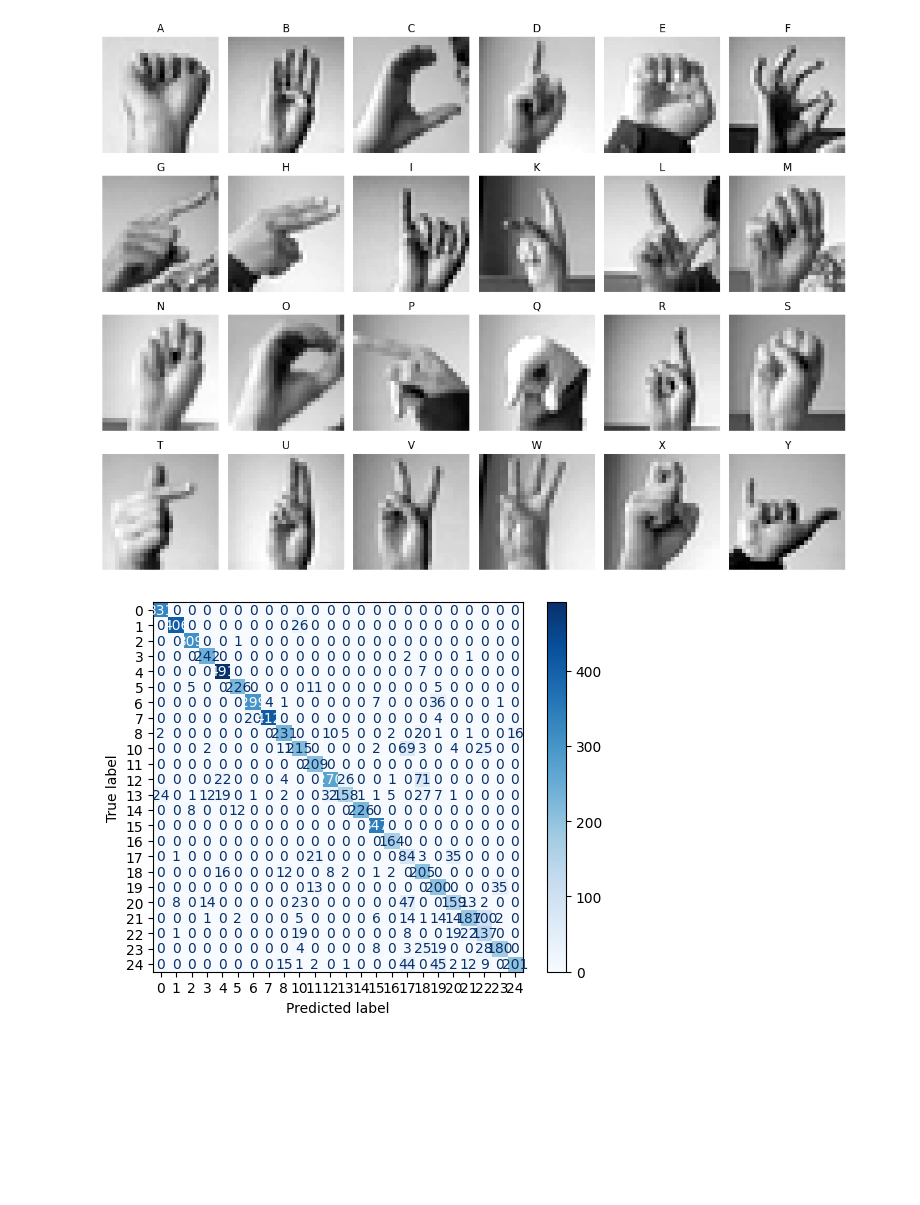
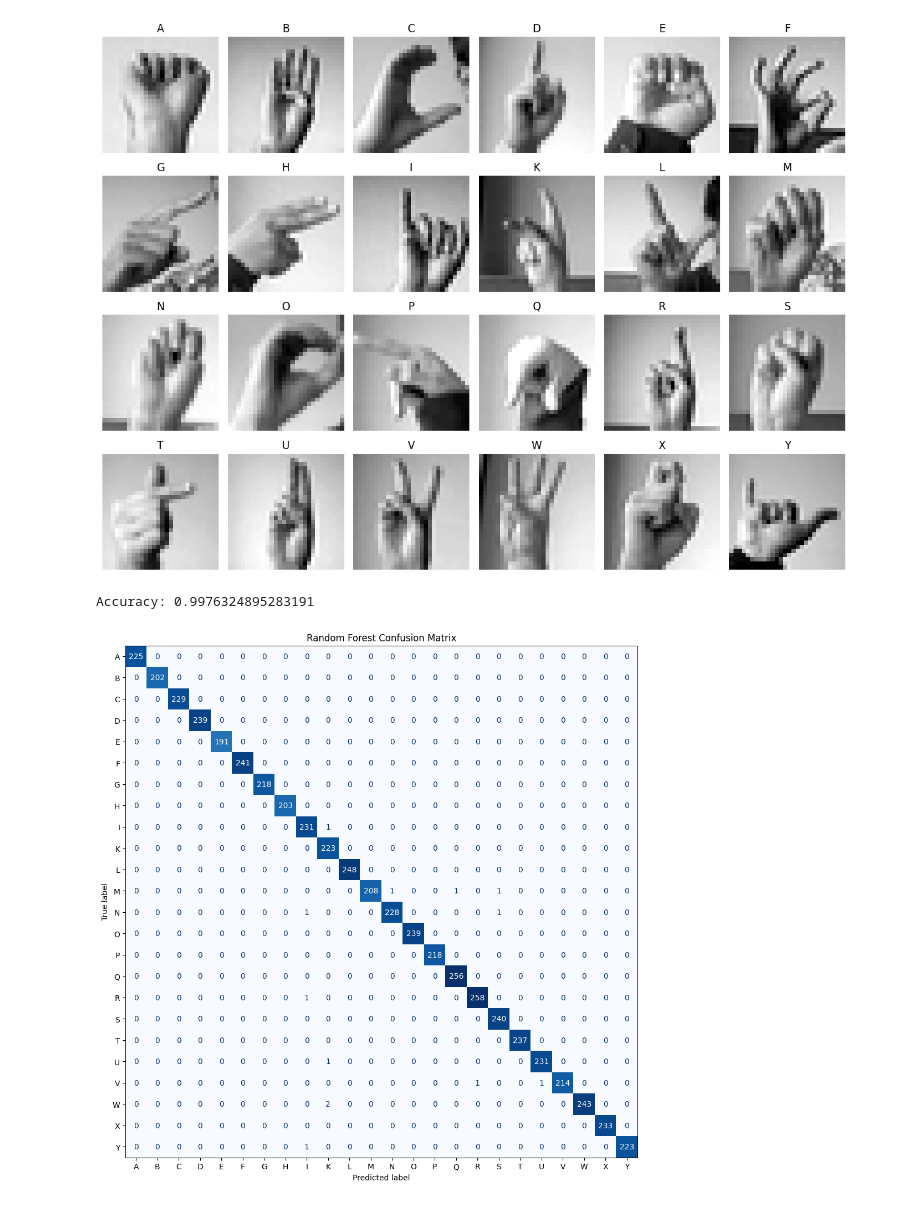
Before and after one commit to bdipesh3045/Data-Science-project-AI-Class-, a Jupyter notebook: main2.ipynb, the cells around one changed output. Drawn from its saved outputs; the diff is of its cells as text; code cells hidden in the pictures; blank space fills up the shorter version.

```diff
--- a/main2.ipynb
+++ b/main2.ipynb
@@ -117,8 +63,0 @@ from sklearn.metrics import accuracy_score, ConfusionMatrixDisplay
-# %%
-from sklearn.metrics import ConfusionMatrixDisplay
-import matplotlib.pyplot as plt
-
-ConfusionMatrixDisplay.from_predictions(y_test, y_pred, cmap="Blues")
-plt.show()
-# %% [output]
-[figure, removed]
@@ -124,0 +76,38 @@ plt.show()
+# %%
+from sklearn.ensemble import RandomForestClassifier
+from sklearn.metrics import accuracy_score
+
+model = RandomForestClassifier(
+    n_estimators=100,
+    random_state=42,
+    n_jobs=-1
+)
+
+model.fit(X_train, y_train)
+predictions = model.predict(X_test)
+
+print("Accuracy:", accuracy_score(y_test, predictions))
+# %% [output]
+Accuracy: 0.9976324895283191
+# %%
+import matplotlib.pyplot as plt
+from sklearn.metrics import ConfusionMatrixDisplay
+
+letters = [chr(65 + label) for label in model.classes_]
+
+fig, ax = plt.subplots(figsize=(12, 12))
+
+ConfusionMatrixDisplay.from_predictions(
+    y_test,
+    predictions,
+    labels=model.classes_,
+    display_labels=letters,
+    cmap="Blues",
+    colorbar=False,
+    ax=ax
+)
+
+plt.title("Random Forest Confusion Matrix")
+plt.show()
+# %% [output]
+[figure, added]
```
Also changed, not shown: parts of 5 cells of this notebook.
